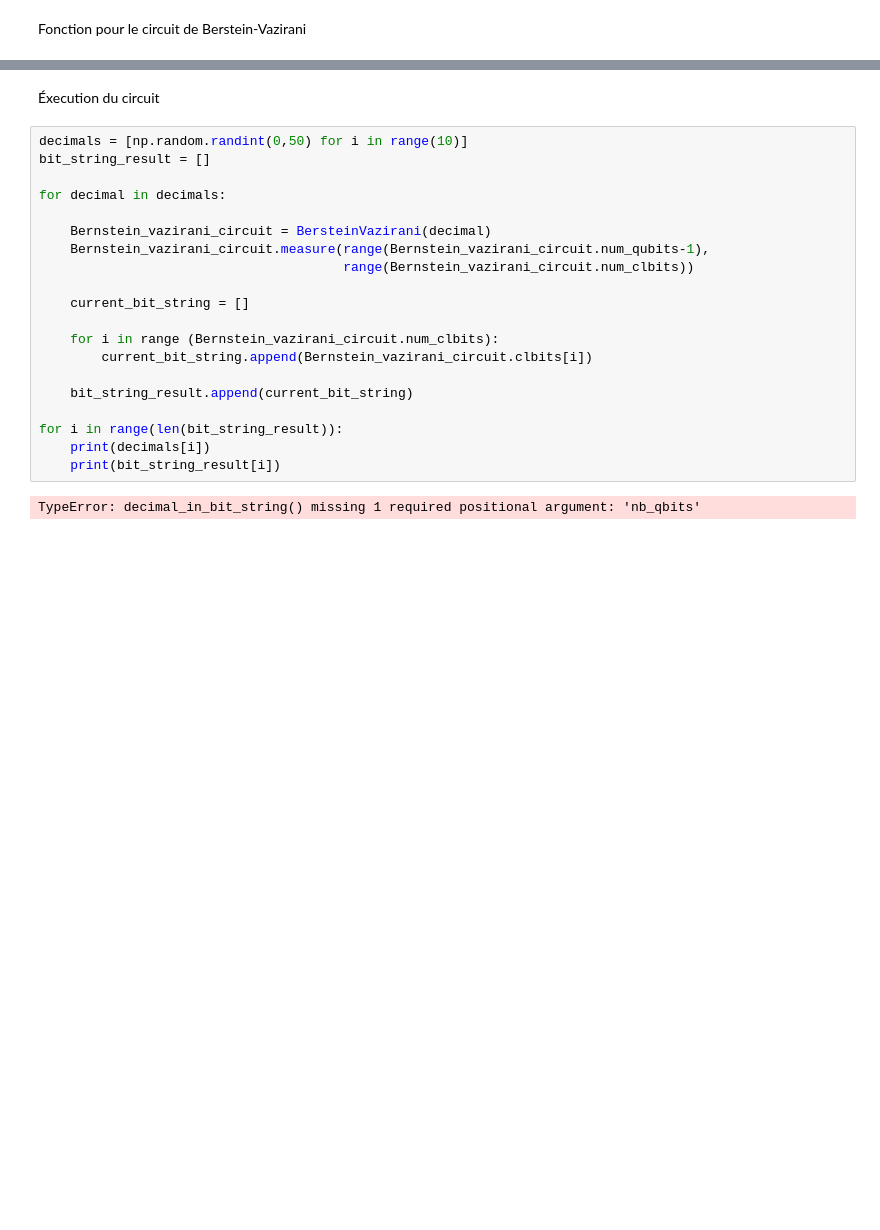
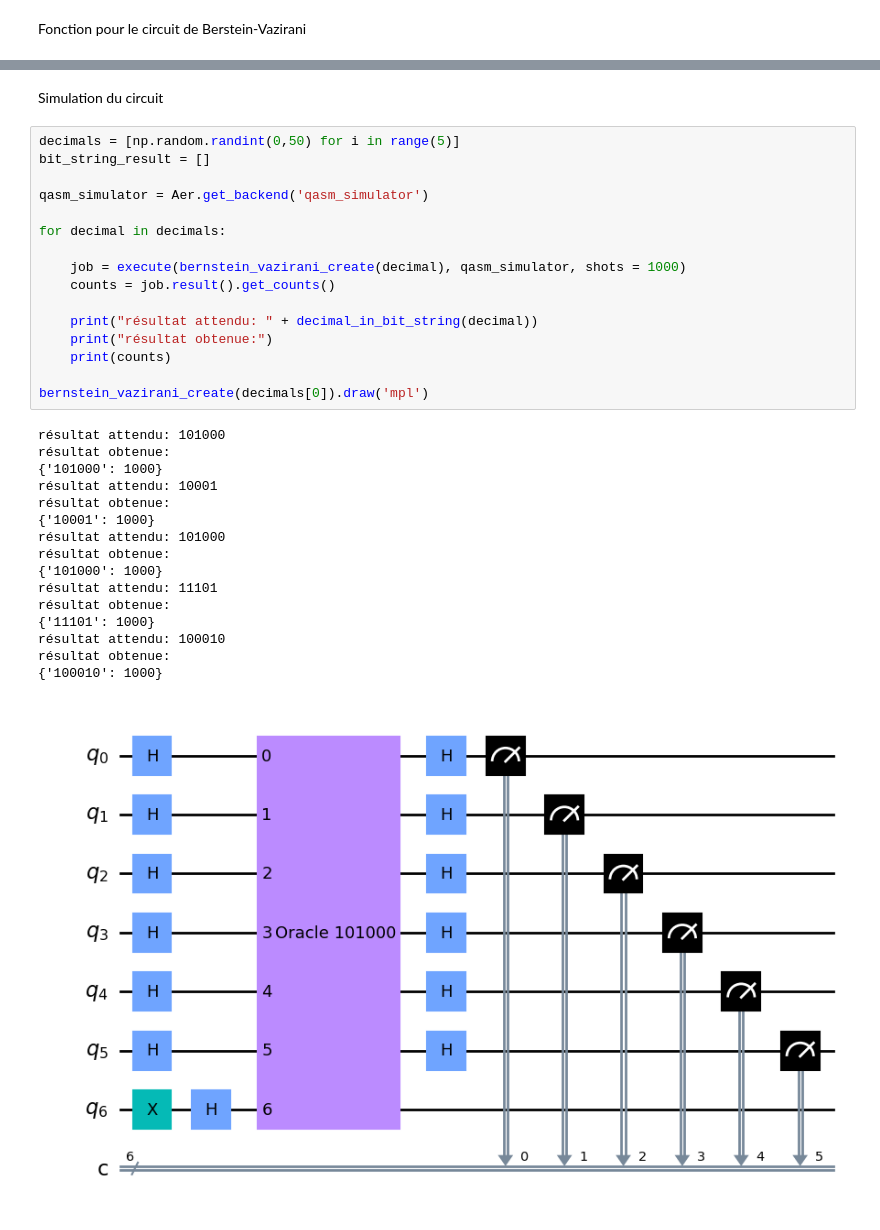
Before and after one commit to doij1301/BSQ110_Projet1, a Jupyter notebook: Bersntein-Vazirani.ipynb, the cells around one changed output, grey strips where cells are left out. Saved outputs shown, nothing was run; the diff lists cells and outputs as text; blank space fills up the shorter version.

```diff
--- a/Bersntein-Vazirani.ipynb
+++ b/Bersntein-Vazirani.ipynb
@@ -49,25 +60,36 @@ def BersteinVazirani(decimal):
     return qc
 # %% [markdown]
-Éxecution du circuit
+Simulation du circuit
-# %%
-decimals = [np.random.randint(0,50) for i in range(10)]
-bit_string_result = []
-
-for decimal in decimals:
-
-    Bernstein_vazirani_circuit = BersteinVazirani(decimal)
-    Bernstein_vazirani_circuit.measure(range(Bernstein_vazirani_circuit.num_qubits-1),
-                                       range(Bernstein_vazirani_circuit.num_clbits))
-
-    current_bit_string = []
-
-    for i in range (Bernstein_vazirani_circuit.num_clbits):
-        current_bit_string.append(Bernstein_vazirani_circuit.clbits[i])
-
-    bit_string_result.append(current_bit_string)
-
-for i in range(len(bit_string_result)):
-    print(decimals[i])
-    print(bit_string_result[i])
-# %% [output]
-TypeError: decimal_in_bit_string() missing 1 required positional argument: 'nb_qbits'
+# %%
+decimals = [np.random.randint(0,50) for i in range(5)]
+bit_string_result = []
+
+qasm_simulator = Aer.get_backend('qasm_simulator')
+
+for decimal in decimals:
+
+    job = execute(bernstein_vazirani_create(decimal), qasm_simulator, shots = 1000)
+    counts = job.result().get_counts()
+
+    print("résultat attendu: " + decimal_in_bit_string(decimal))
+    print("résultat obtenue:")
+    print(counts)
+
+bernstein_vazirani_create(decimals[0]).draw('mpl')
+# %% [output]
+résultat attendu: 101000
+résultat obtenue:
+{'101000': 1000}
+résultat attendu: 10001
+résultat obtenue:
+{'10001': 1000}
+résultat attendu: 101000
+résultat obtenue:
+{'101000': 1000}
+résultat attendu: 11101
+résultat obtenue:
+{'11101': 1000}
+résultat attendu: 100010
+résultat obtenue:
+{'100010': 1000}
+[figure, added]
```
Also changed, not shown: parts of 5 cells of this notebook, 3 other files.
